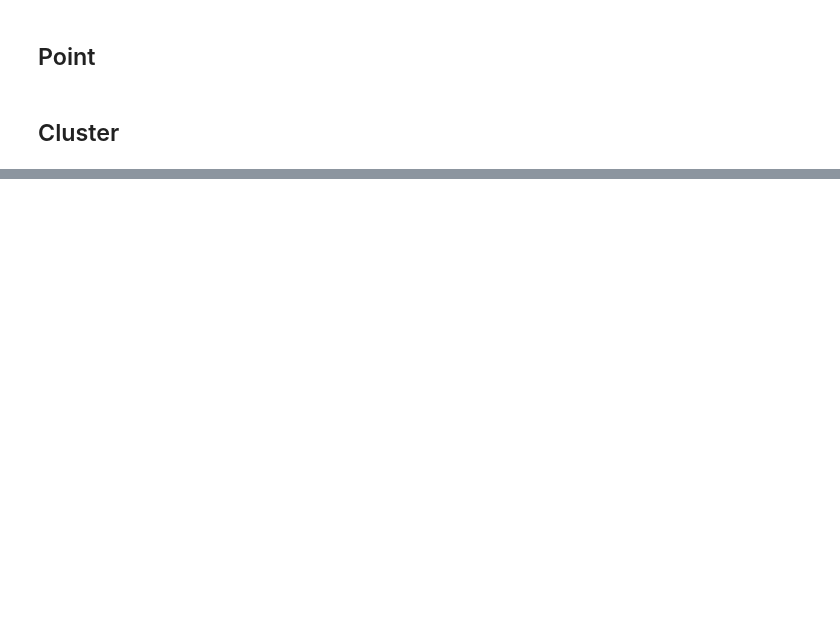
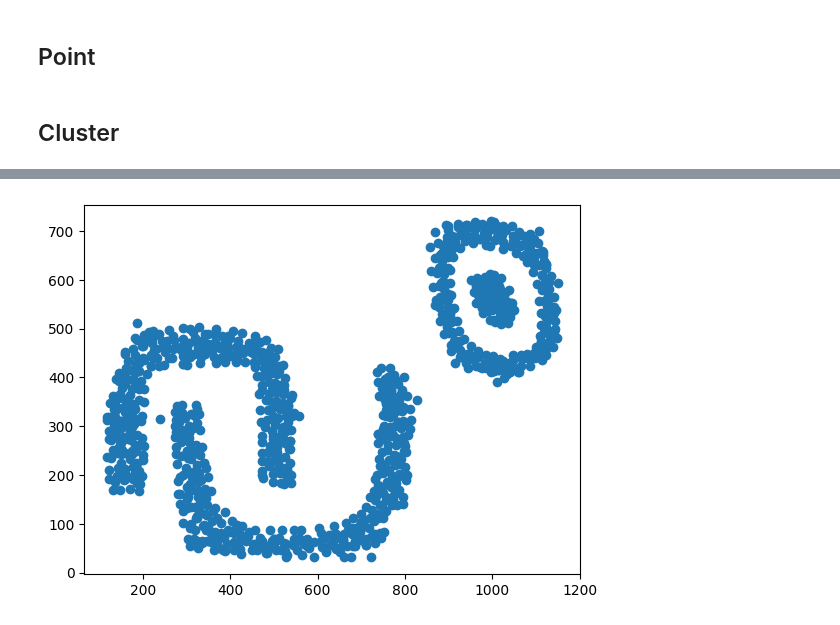
Before and after one commit to subhranil2605/Machine-Learning, a Jupyter notebook: Clustering/agglomerative_clustering.ipynb, the cells around one changed output, grey strips where cells are left out. Saved outputs shown, nothing was run; the diff lists cells and outputs as text; code cells hidden in the pictures; blank space fills up the shorter version.

```diff
--- a/Clustering/agglomerative_clustering.ipynb
+++ b/Clustering/agglomerative_clustering.ipynb
@@ -196,0 +211,3 @@ result
+# %%
+df = pd.read_csv("DBSCAN/export.csv", header=None)
+df.head()
@@ -196,0 +221,7 @@ result
+# %%
+data = df.values
+
+plt.scatter(data[:, 0], data[:, 1])
+plt.show()
+# %% [output]
+[figure, added]
```
Also changed, not shown: parts of 22 cells of this notebook.
